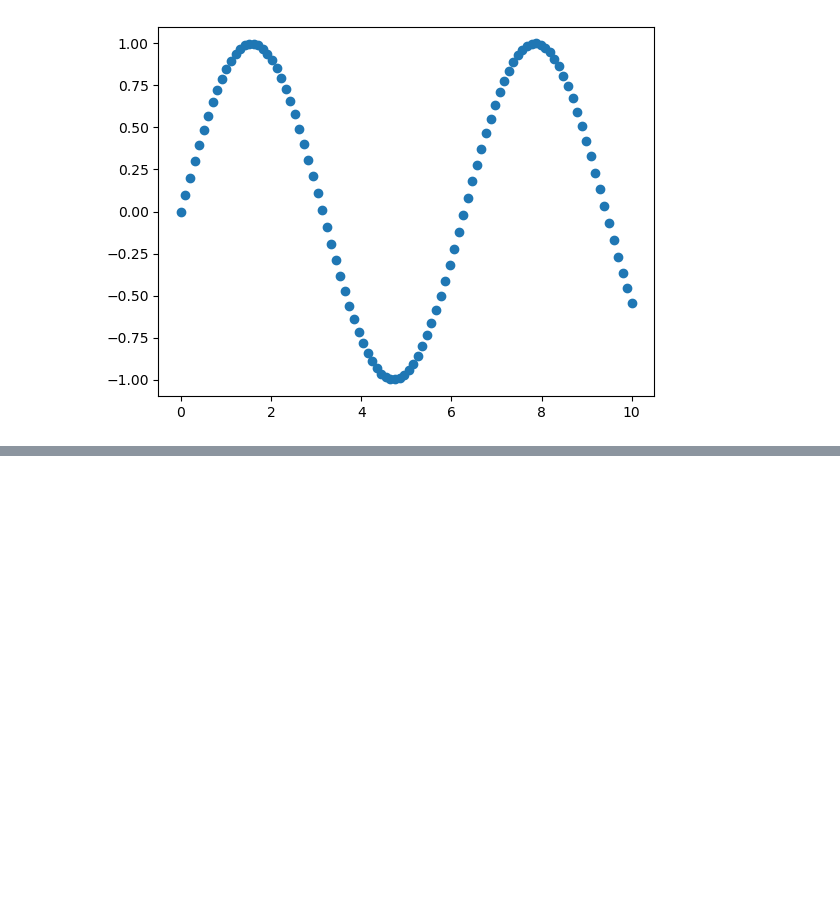
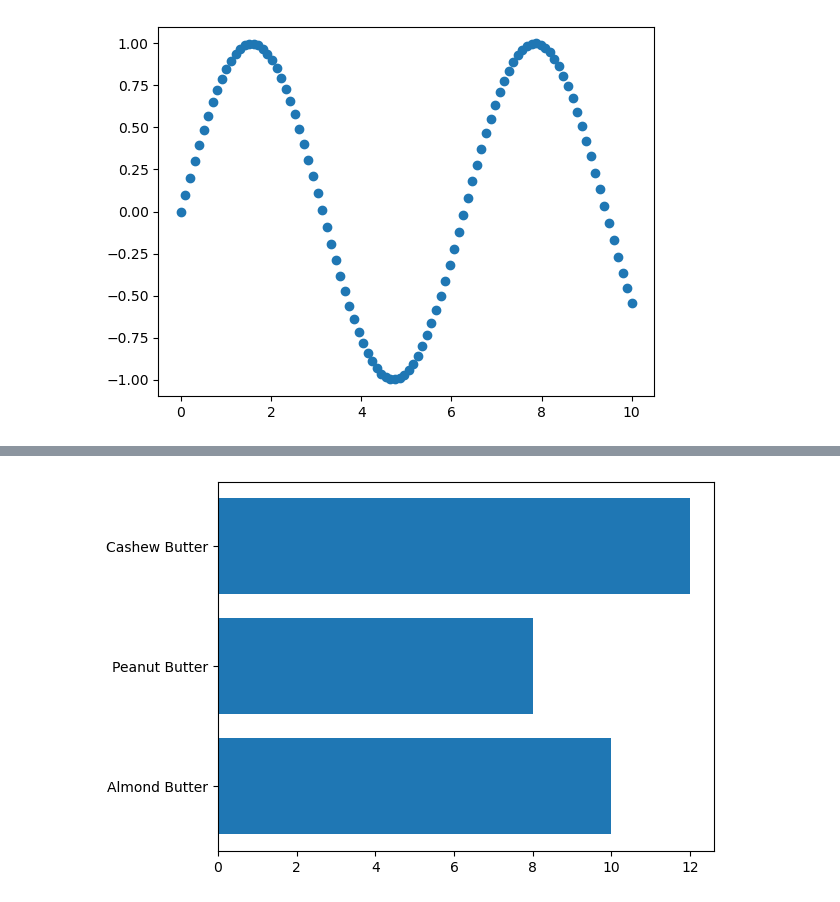
Before and after one commit to judgemongcal/ztm-machine-learning-course, a Jupyter notebook: intro-to-matplotlib.ipynb, the cells around one changed output, grey strips where cells are left out. Cells and saved outputs as stored; diff of their text form; code cells hidden in the pictures; blank space fills up the shorter version.

```diff
--- a/intro-to-matplotlib.ipynb
+++ b/intro-to-matplotlib.ipynb
@@ -125,0 +123,5 @@ ax.set(title="Dan's Nut Butter Store", ylabel="Price ($)")
+# %%
+fig, ax = plt.subplots()
+ax.barh(list(nut_butter.keys()), list(nut_butter.values())); # must be in list type
+# %% [output]
+[figure, added]
```
Also changed, not shown: parts of 5 cells of this notebook.
